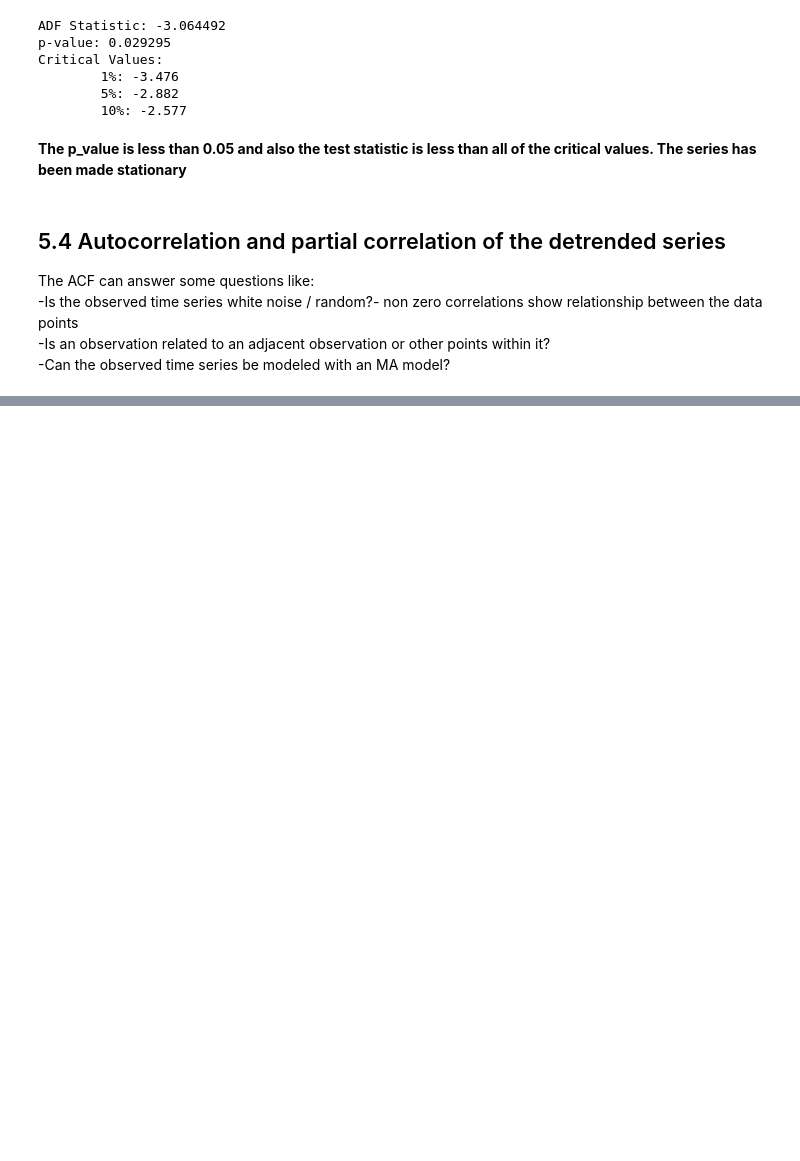
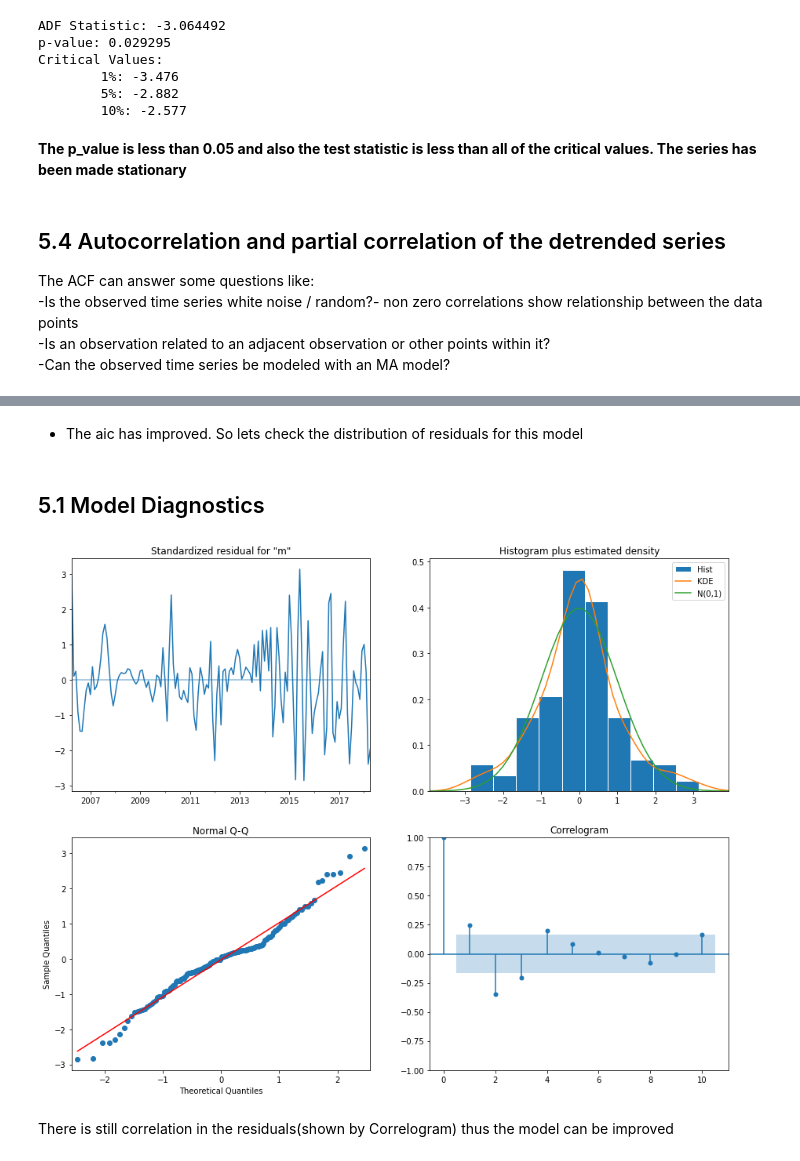
Before and after one commit to OswaldCc/Forecasting-Zillow-Real-Estate-Prices-Time-Series-Modelling, a Jupyter notebook: index.ipynb, the cells around one changed output, grey strips where cells are left out. Cells and saved outputs as stored; diff of their text form; code cells hidden in the pictures; blank space fills up the shorter version.

Commit message:
completed modelling and forecasting

```diff
--- a/index.ipynb
+++ b/index.ipynb
@@ -684,0 +804,9 @@ The ACF can answer some questions like:<br>
+# %%
+my_model = sm.tsa.statespace.SARIMAX(series_2,
+                                order=(1, 1, 1),
+                                seasonal_order=(1, 1, 1, 12),
+                                enforce_stationarity=False,
+                                enforce_invertibility=False)
+# %%
+
+results = my_model.fit()
@@ -684,0 +833,11 @@ The ACF can answer some questions like:<br>
+# %% [markdown]
+* The aic has improved. So lets check the distribution of residuals for this model
+# %% [markdown]
+## 5.1 Model Diagnostics
+# %%
+results.plot_diagnostics(figsize=(15, 12))
+plt.show()
+# %% [output]
+[figure, added]
+# %% [markdown]
+ There is still correlation in  the residuals(shown by Correlogram) thus the model can be improved
```
Also changed, not shown: parts of 46 cells of this notebook.
